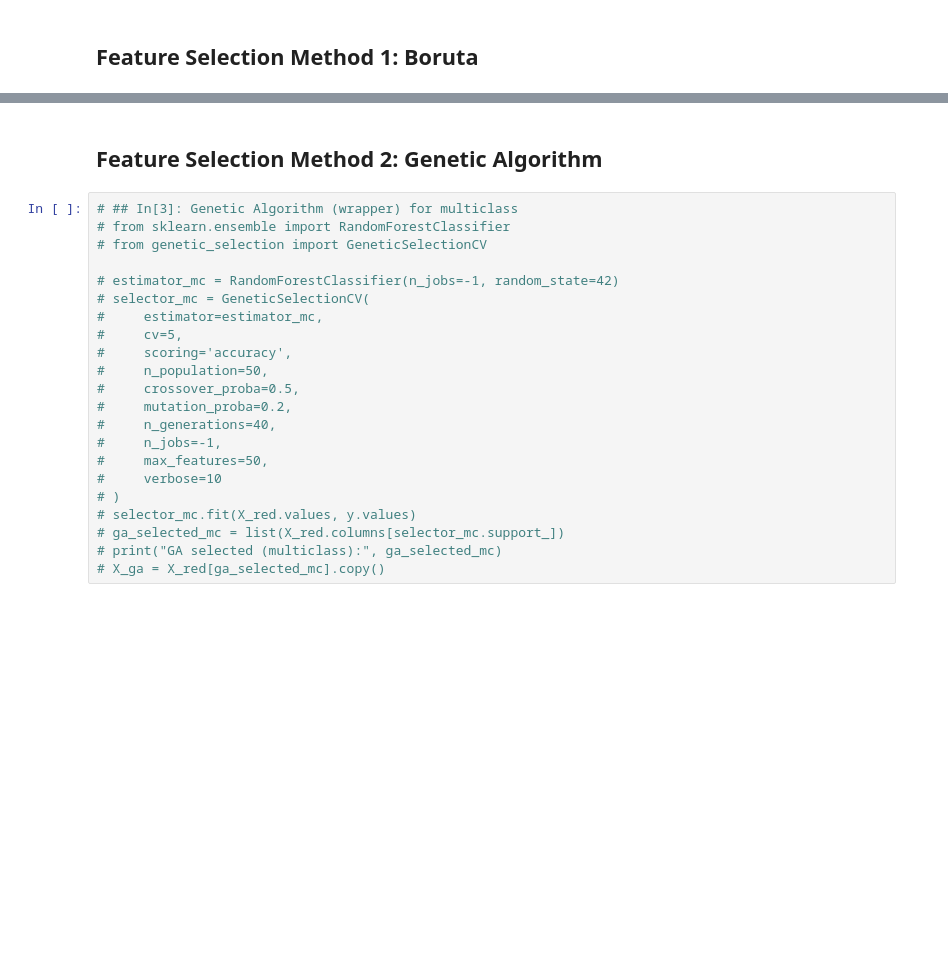
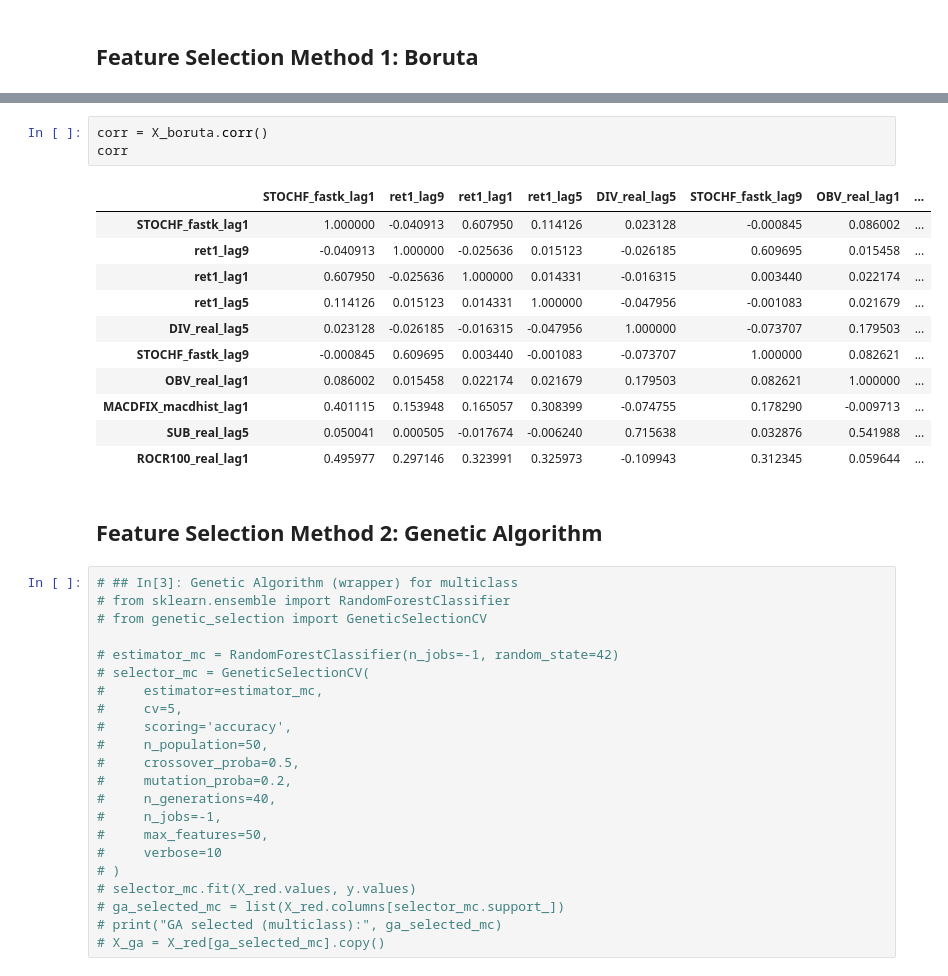
Before and after one commit to dleeim/coracle, a Jupyter notebook: xgboost/EDA.ipynb, the cells around one changed output, grey strips where cells are left out. Saved outputs shown, nothing was run; the diff lists cells and outputs as text; blank space fills up the shorter version.

```diff
--- a/xgboost/EDA.ipynb
+++ b/xgboost/EDA.ipynb
@@ -206,3 +267,18 @@ Top 10 features by Boruta rank:
+# %%
+corr = X_boruta.corr()
+corr
+# %% [output]
+|  | STOCHF_fastk_lag1 | ret1_lag9 | ret1_lag1 | ret1_lag5 | DIV_real_lag5 | STOCHF_fastk_lag9 | OBV_real_lag1 | ... |
+| STOCHF_fastk_lag1 | 1.000000 | -0.040913 | 0.607950 | 0.114126 | 0.023128 | -0.000845 | 0.086002 | ... |
+| ret1_lag9 | -0.040913 | 1.000000 | -0.025636 | 0.015123 | -0.026185 | 0.609695 | 0.015458 | ... |
+| ret1_lag1 | 0.607950 | -0.025636 | 1.000000 | 0.014331 | -0.016315 | 0.003440 | 0.022174 | ... |
+| ret1_lag5 | 0.114126 | 0.015123 | 0.014331 | 1.000000 | -0.047956 | -0.001083 | 0.021679 | ... |
+| DIV_real_lag5 | 0.023128 | -0.026185 | -0.016315 | -0.047956 | 1.000000 | -0.073707 | 0.179503 | ... |
+| STOCHF_fastk_lag9 | -0.000845 | 0.609695 | 0.003440 | -0.001083 | -0.073707 | 1.000000 | 0.082621 | ... |
+| OBV_real_lag1 | 0.086002 | 0.015458 | 0.022174 | 0.021679 | 0.179503 | 0.082621 | 1.000000 | ... |
+| MACDFIX_macdhist_lag1 | 0.401115 | 0.153948 | 0.165057 | 0.308399 | -0.074755 | 0.178290 | -0.009713 | ... |
+| SUB_real_lag5 | 0.050041 | 0.000505 | -0.017674 | -0.006240 | 0.715638 | 0.032876 | 0.541988 | ... |
+| ROCR100_real_lag1 | 0.495977 | 0.297146 | 0.323991 | 0.325973 | -0.109943 | 0.312345 | 0.059644 | ... |
 # %% [markdown]
 ## Feature Selection Method 2: Genetic Algorithm
 # %%
```
Also changed, not shown: parts of 10 cells of this notebook.
